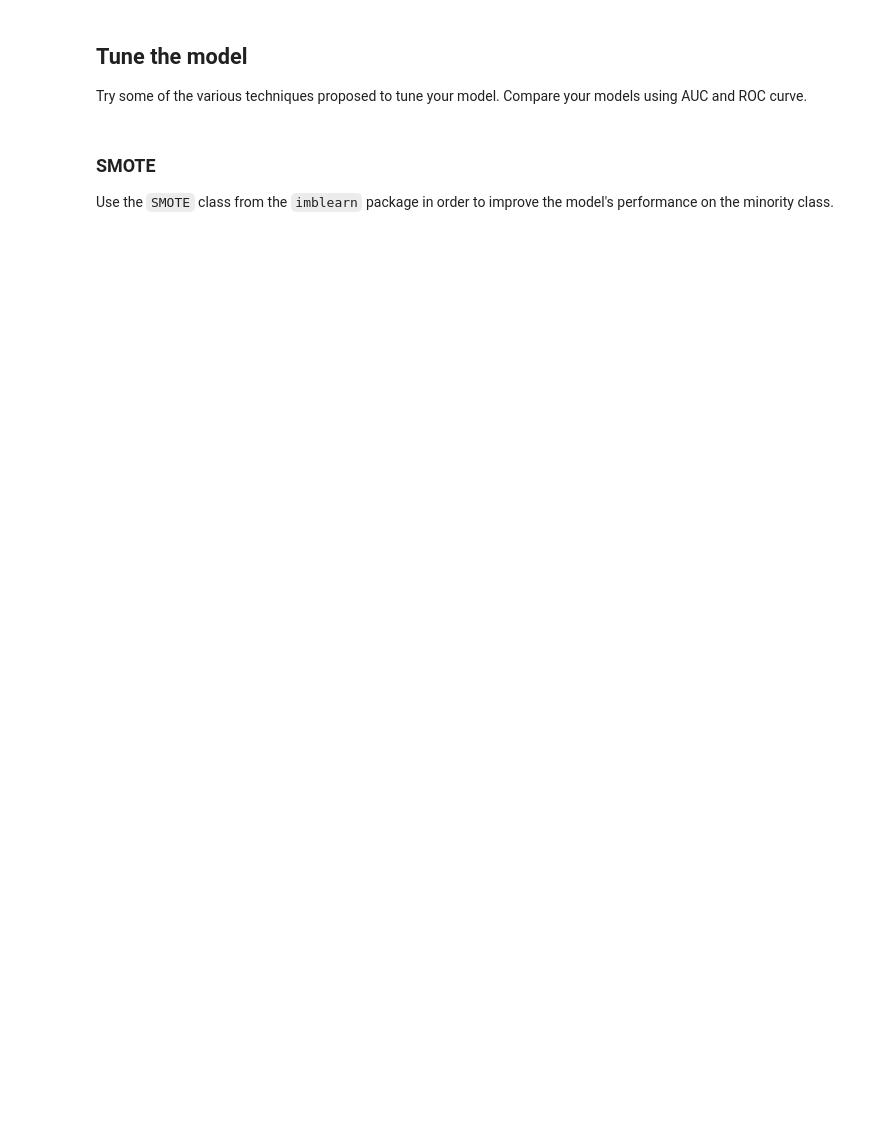
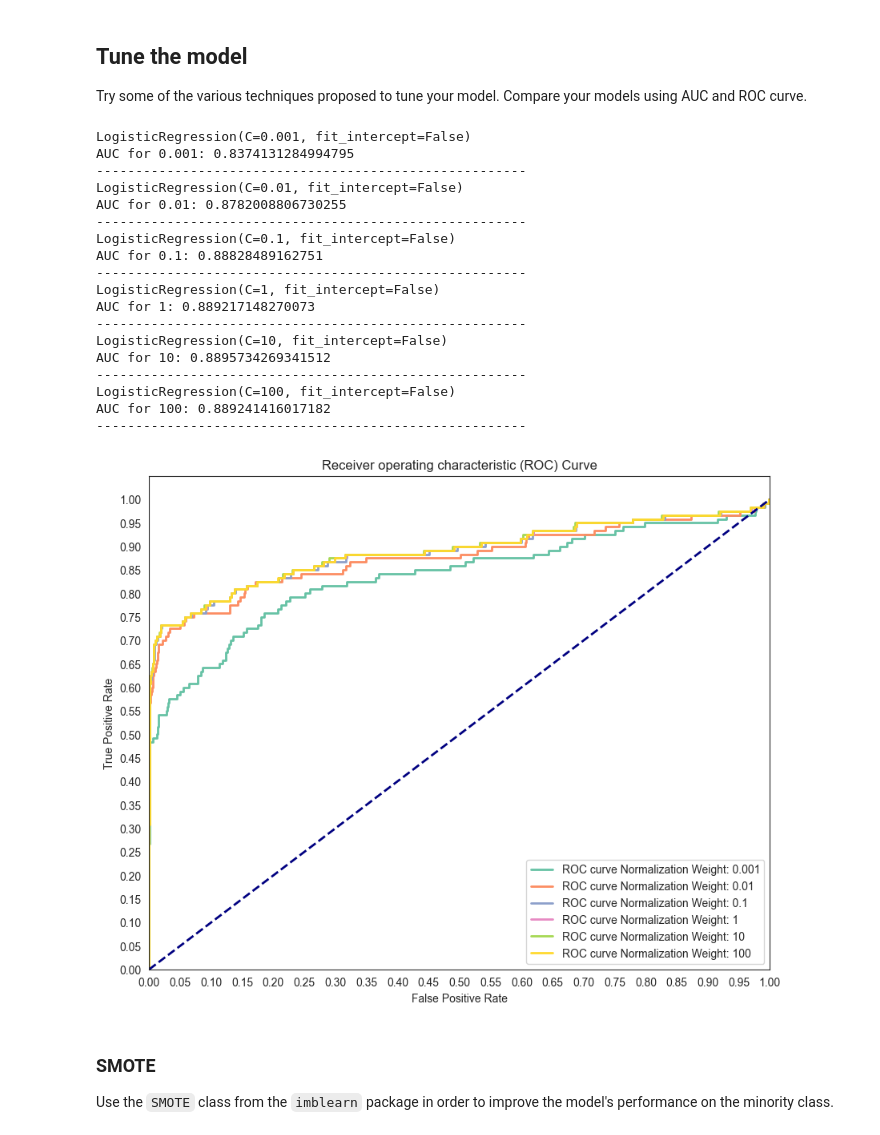
Before and after one commit to Philipmwasi/Logistic-regression-labs, a Jupyter notebook: dsc-class-imbalance-problems-lab-master/index.ipynb, the cells around one changed output. Cells and saved outputs as stored; diff of their text form; code cells hidden in the pictures; blank space fills up the shorter version.

```diff
--- a/dsc-class-imbalance-problems-lab-master/index.ipynb
+++ b/dsc-class-imbalance-problems-lab-master/index.ipynb
@@ -120,36 +177,56 @@ C_param_range = [0.001, 0.01, 0.1, 1, 10, 100]
 names = [0.001, 0.01, 0.1, 1, 10, 100]
 colors = sns.color_palette('Set2')
 
 plt.figure(figsize=(10, 8))
 
 for n, c in enumerate(C_param_range):
     # Fit a model
-    logreg = None
-    model_log = None
+    logreg = LogisticRegression(fit_intercept=False, C=c, solver = "lbfgs")
+    model_log = logreg.fit(X_train, y_train)
     print(model_log) # Preview model params
 
     # Predict
-    y_hat_test = None
+    y_hat_test = model_log.predict(X_train)
 
-    y_score = None
+    y_score = logreg.fit(X_train, y_train).decision_function(X_test)
 
-    fpr, tpr, thresholds = None
+    fpr, tpr, thresholds = roc_curve(y_test, y_score)
 
     print('AUC for {}: {}'.format(names[n], auc(fpr, tpr)))
     print('-------------------------------------------------------')
     lw = 2
     plt.plot(fpr, tpr, color=colors[n],
              lw=lw, label='ROC curve Normalization Weight: {}'.format(names[n]))
 
 plt.plot([0, 1], [0, 1], color='navy', lw=lw, linestyle='--')
 plt.xlim([0.0, 1.0])
 plt.ylim([0.0, 1.05])
 
 plt.yticks([i/20.0 for i in range(21)])
 plt.xticks([i/20.0 for i in range(21)])
 plt.xlabel('False Positive Rate')
 plt.ylabel('True Positive Rate')
 plt.title('Receiver operating characteristic (ROC) Curve')
 plt.legend(loc='lower right')
 plt.show()
+# %% [output]
+LogisticRegression(C=0.001, fit_intercept=False)
+AUC for 0.001: 0.8374131284994795
+-------------------------------------------------------
+LogisticRegression(C=0.01, fit_intercept=False)
+AUC for 0.01: 0.8782008806730255
+-------------------------------------------------------
+LogisticRegression(C=0.1, fit_intercept=False)
+AUC for 0.1: 0.88828489162751
+-------------------------------------------------------
+LogisticRegression(C=1, fit_intercept=False)
+AUC for 1: 0.889217148270073
+-------------------------------------------------------
+LogisticRegression(C=10, fit_intercept=False)
+AUC for 10: 0.8895734269341512
+-------------------------------------------------------
+LogisticRegression(C=100, fit_intercept=False)
+AUC for 100: 0.889241416017182
+-------------------------------------------------------
+[figure, added]
 # %% [markdown]
```
Also changed, not shown: parts of 15 cells of this notebook.
